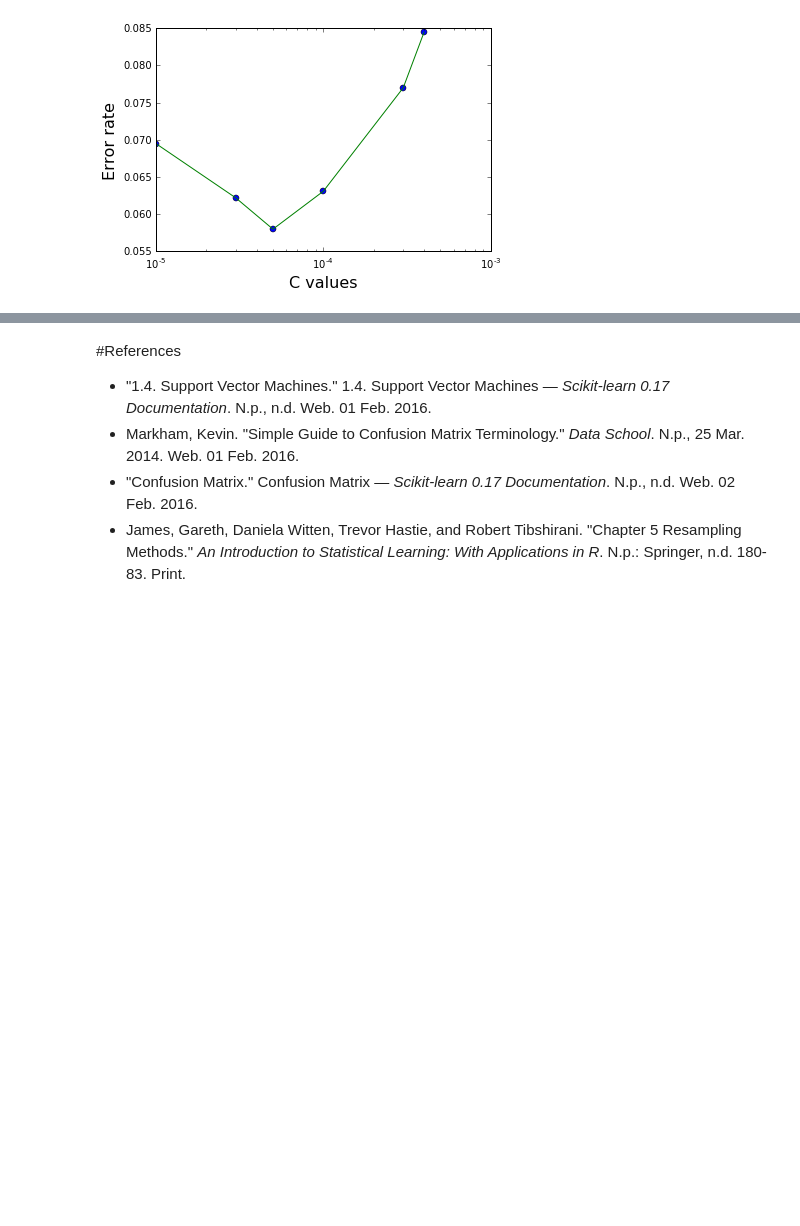
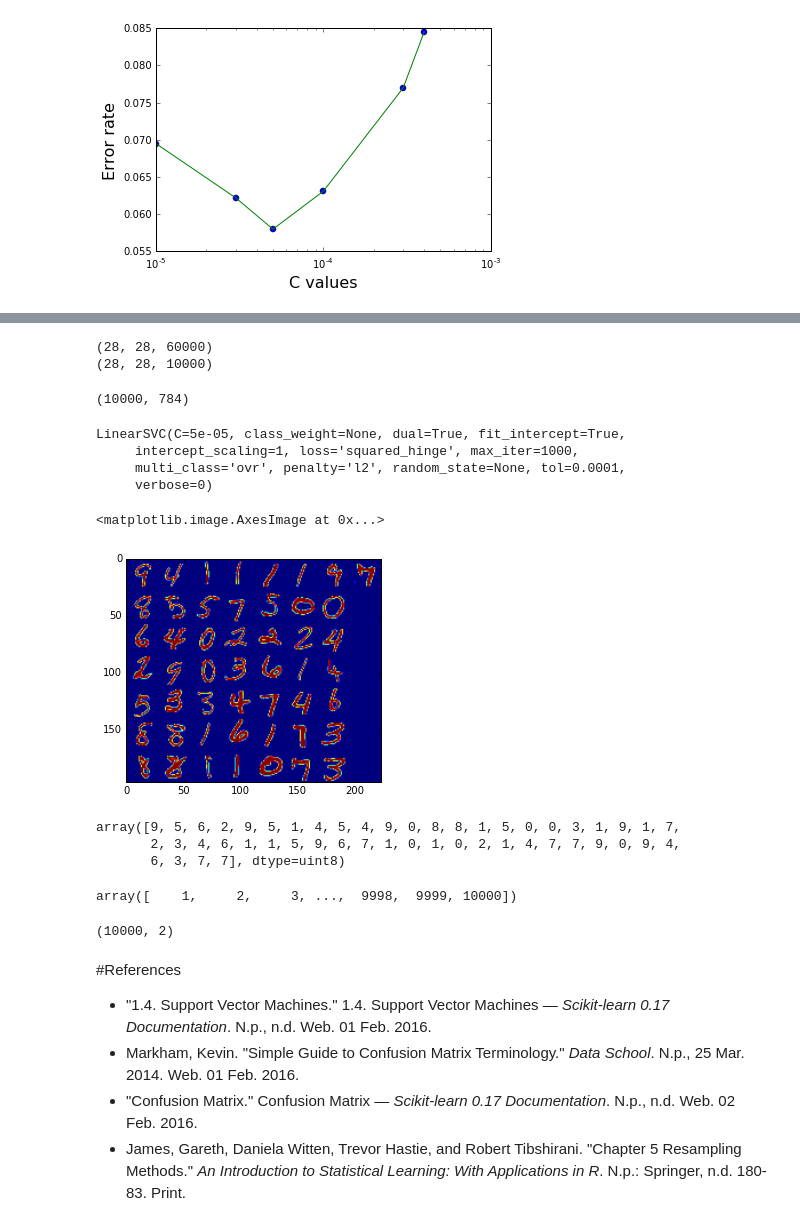
Before and after one commit to stevenchua/cs189, a Jupyter notebook: hw1/HW1Digits_q3.ipynb, the cells around one changed output, grey strips where cells are left out. Cells and saved outputs as stored; diff of their text form; code cells hidden in the pictures; blank space fills up the shorter version.

```diff
--- a/hw1/HW1Digits_q3.ipynb
+++ b/hw1/HW1Digits_q3.ipynb
@@ -297,0 +316,30 @@ for c in C_list:
+# %%
+digit_data_test = scipy.io.loadmat("data/digit-dataset/test.mat")
+digit_data_train = scipy.io.loadmat("data/digit-dataset/train.mat")
+
+test_img= digit_data_test['test_images'].T
+train_img= digit_data_train['train_images']
+train_label= digit_data_train['train_labels']
+# %%
+print shape(train_img)
+print shape(test_img)
+# %% [output]
+(28, 28, 60000)
+(28, 28, 10000)
+# %%
+test_img_flat=[]
+for i in np.arange(shape(test_img)[2]):
+    test_img_flat.append(test_img[:,:,i].flatten())
+test_img_flat= np.array(test_img_flat)
+# %%
+shape(test_img_flat)
+# %% [output]
+(10000, 784)
+# %%
+clf = svm.LinearSVC(C=5e-5)
+clf.fit(train_data,train_labels)
+# %% [output]
+LinearSVC(C=5e-05, class_weight=None, dual=True, fit_intercept=True,
+     intercept_scaling=1, loss='squared_hinge', max_iter=1000,
+     multi_class='ovr', penalty='l2', random_state=None, tol=0.0001,
+     verbose=0)
@@ -297,0 +348,21 @@ for c in C_list:
+# %%
+plt.imshow(montage_images(test_img_flat.T.reshape((28,28,10000))[:,:,:50]))
+# %% [output]
+<matplotlib.image.AxesImage at 0x...>
+[figure, added]
+# %%
+result[:50]
+# %% [output]
+array([9, 5, 6, 2, 9, 5, 1, 4, 5, 4, 9, 0, 8, 8, 1, 5, 0, 0, 3, 1, 9, 1, 7,
+       2, 3, 4, 6, 1, 1, 5, 9, 6, 7, 1, 0, 1, 0, 2, 1, 4, 7, 7, 9, 0, 9, 4,
+       6, 3, 7, 7], dtype=uint8)
+# %%
+np.arange(1,10001)
+# %% [output]
+array([    1,     2,     3, ...,  9998,  9999, 10000])
+# %%
+a = numpy.array([np.arange(1,10001),result],dtype=np.int64).T
+print shape(a)
+numpy.savetxt("Submission.csv", a, delimiter=",",fmt='%i')
+# %% [output]
+(10000, 2)
```
Also changed, not shown: parts of 5 cells of this notebook, 1 other file.
